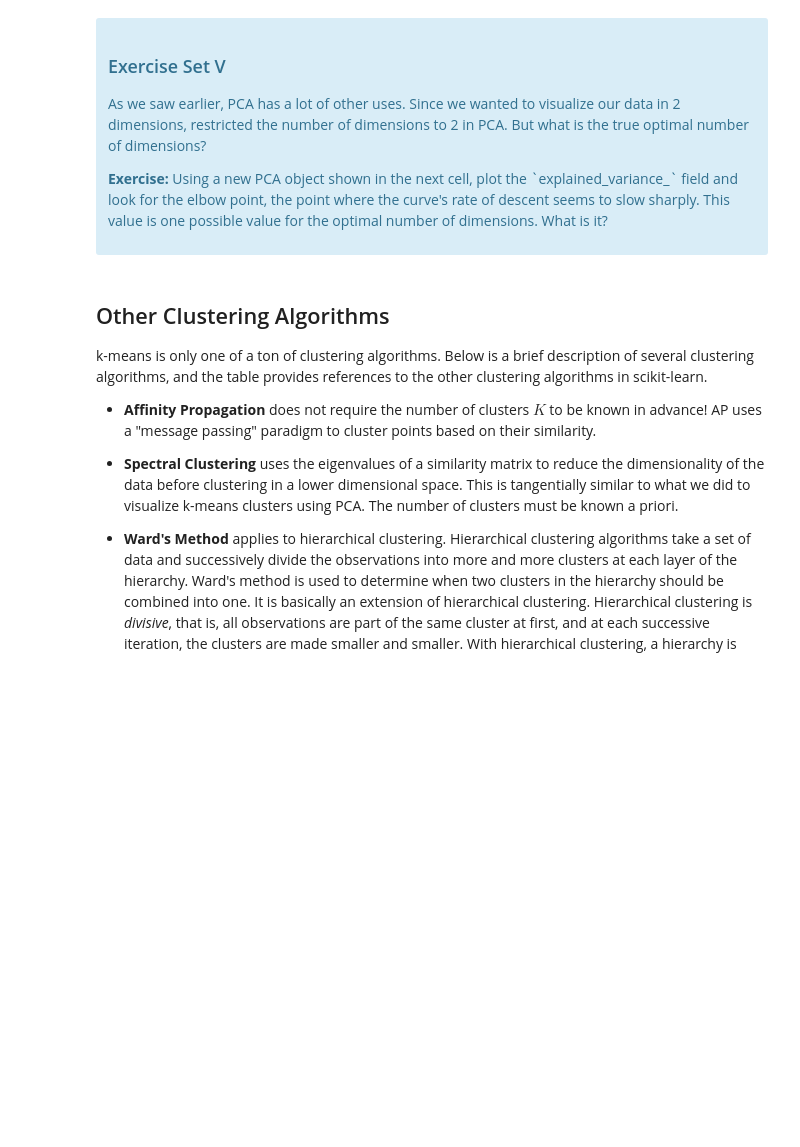
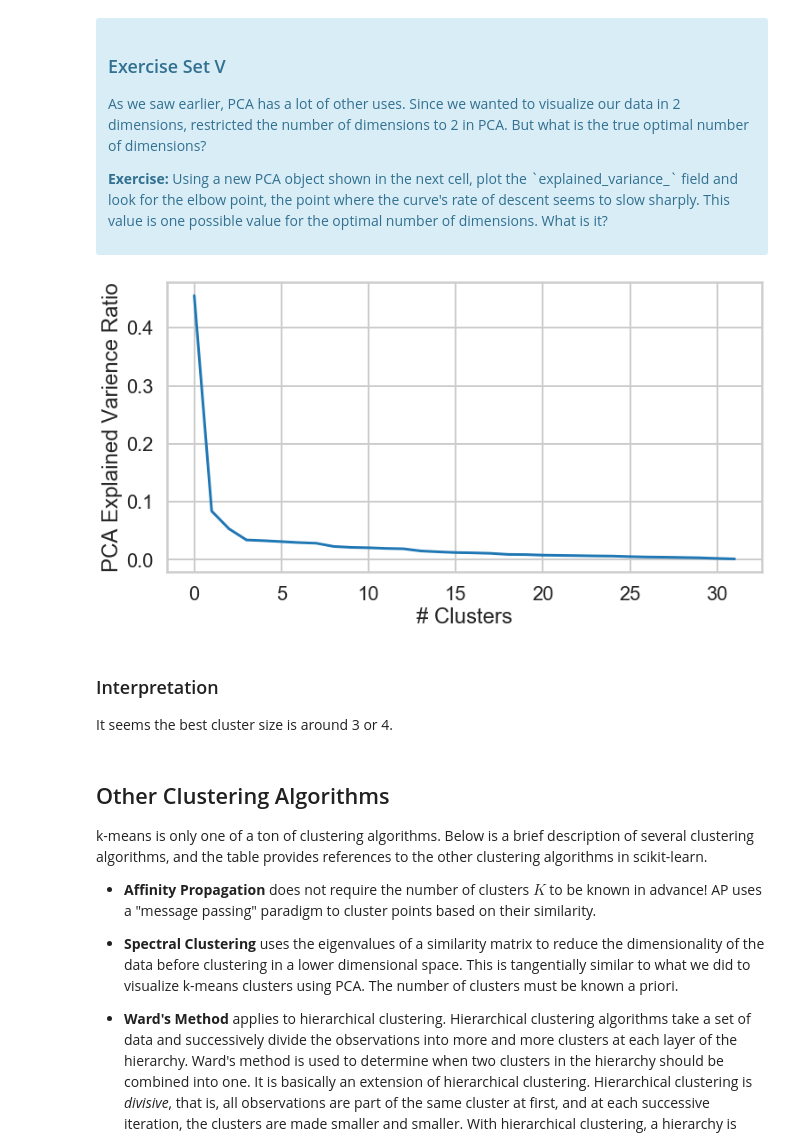
Before and after one commit to narek-g/mec-mini-projects, a Jupyter notebook: mec-16.2.6-clustering-mini-project/Mini_Project_Clustering.ipynb, the cells around one changed output. Saved outputs shown, nothing was run; the diff lists cells and outputs as text; code cells hidden in the pictures; blank space fills up the shorter version.

```diff
--- a/mec-16.2.6-clustering-mini-project/Mini_Project_Clustering.ipynb
+++ b/mec-16.2.6-clustering-mini-project/Mini_Project_Clustering.ipynb
@@ -387,9 +419,21 @@ What we've done is we've taken those columns of 0/1 indicator variables, and we'
 # Initialize a new PCA model with a default number of components.
 import sklearn.decomposition
 pca = sklearn.decomposition.PCA()
-pca.fit(X)
+
+results = pca.fit(df1).explained_variance_ratio_
 
 # Do the rest on your own :)
+# %%
+plt.figure(figsize=(12,6))
+plt.xlabel('# Clusters')
+plt.ylabel('PCA Explained Varience Ratio')
+plt.plot(results)
+plt.show()
+# %% [output]
+[figure, added]
+# %% [markdown]
+### Interpretation
+It seems the best cluster size is around 3 or 4.
 # %% [markdown]
 ## Other Clustering Algorithms
 
```
Also changed, not shown: parts of 7 cells of this notebook.
